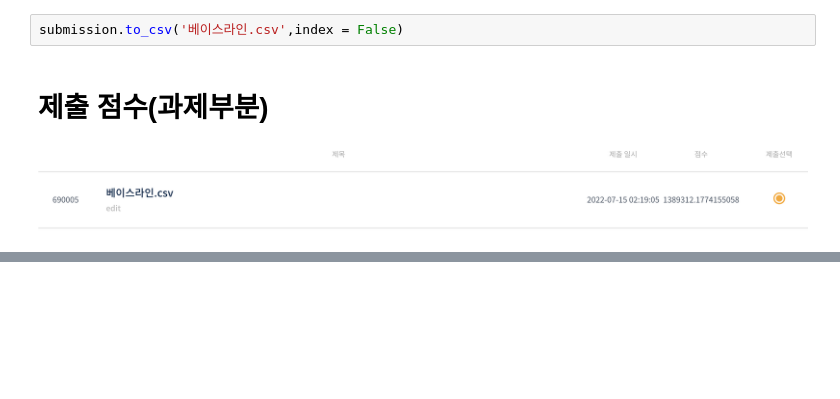
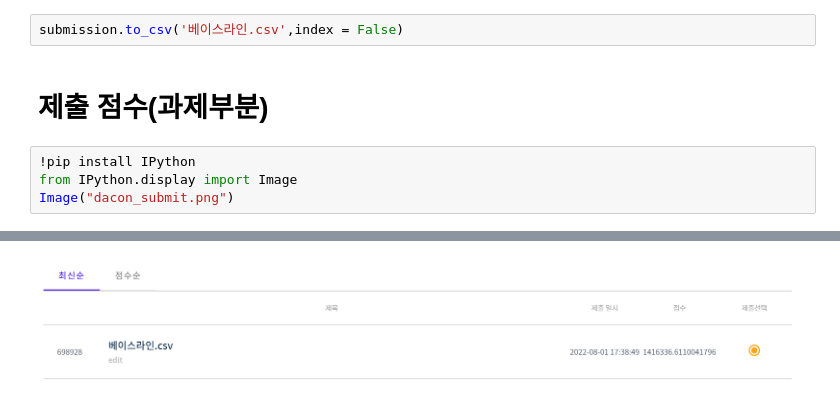
Before and after one commit to bonapark00/2022_Summer_Ybigta, a Jupyter notebook: 0726_ML_DNN/ML_과제.ipynb, the cells around one changed output, grey strips where cells are left out. Cells and saved outputs as stored; diff of their text form; blank space fills up the shorter version.

```diff
--- a/0726_ML_DNN/ML_과제.ipynb
+++ b/0726_ML_DNN/ML_과제.ipynb
@@ -138,5 +138,8 @@ submission
 submission.to_csv('베이스라인.csv',index = False)
 # %% [markdown]
 # 제출 점수(과제부분)
-# %% [markdown]
-![스크린샷 2022-07-15 오전 2.20.12.png](embedded-picture-1)
+# %%
+!pip install IPython
+from IPython.display import Image
+Image("dacon_submit.png")
+# %% [output]
@@ -142,0 +166 @@ submission.to_csv('베이스라인.csv',index = False)
+[figure, added]
```
Also changed, not shown: parts of 1 cell of this notebook.
